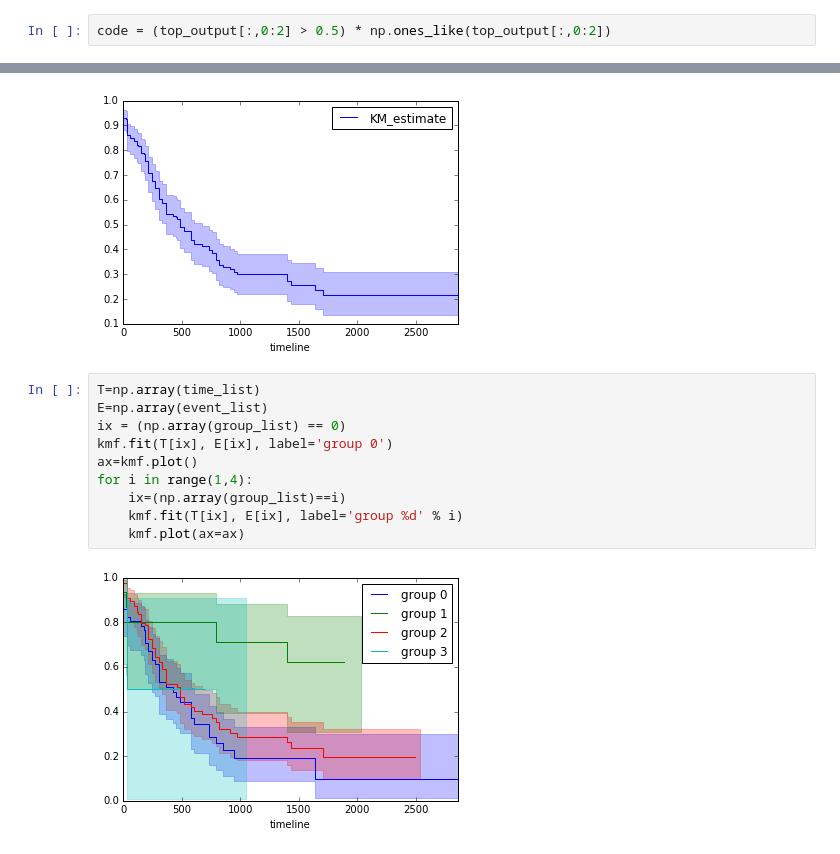
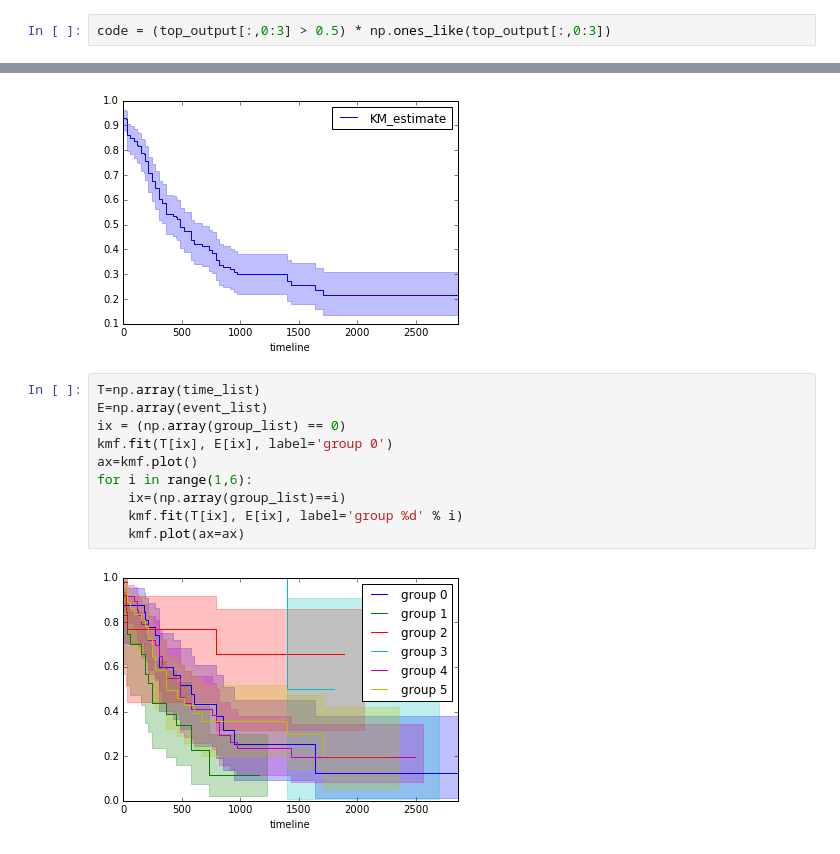
Before and after one commit to glgerard/MDBN, a Jupyter notebook: notebooks/Display Output Layers (Run 2016-12-21_0840)-AML.ipynb, the cells around one changed output, grey strips where cells are left out. Drawn from its saved outputs; the diff is of its cells as text.

```diff
--- a/notebooks/Display Output Layers (Run 2016-12-21_0840)-AML.ipynb
+++ b/notebooks/Display Output Layers (Run 2016-12-21_0840)-AML.ipynb
@@ -77,7 +75,7 @@ plt.hist(top_output[:,2])
  <a list of 10 Patch objects>)
 [figure]
 # %%
-code = (top_output[:,0:2] > 0.5) * np.ones_like(top_output[:,0:2])
+code = (top_output[:,0:3] > 0.5) * np.ones_like(top_output[:,0:3])
 # %%
 from utils import find_unique_classes
 U = find_unique_classes(code)
@@ -169,12 +167,12 @@ kmf.plot()
 # %%
 T=np.array(time_list)
 E=np.array(event_list)
 ix = (np.array(group_list) == 0)
 kmf.fit(T[ix], E[ix], label='group 0')
 ax=kmf.plot()
-for i in range(1,4):
+for i in range(1,6):
     ix=(np.array(group_list)==i)
     kmf.fit(T[ix], E[ix], label='group %d' % i)
     kmf.plot(ax=ax)
 # %% [output]
-[figure, old version]
+[figure, new version]
```
Also changed, not shown: parts of 4 cells of this notebook, 1 other file.
